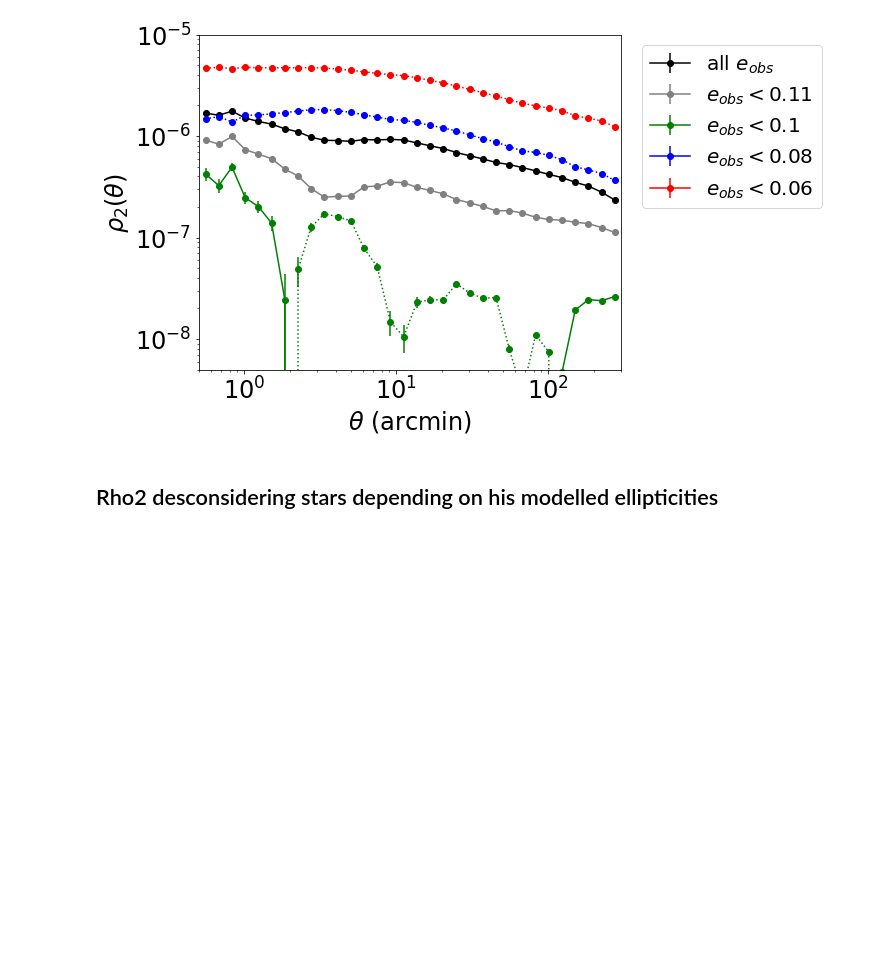
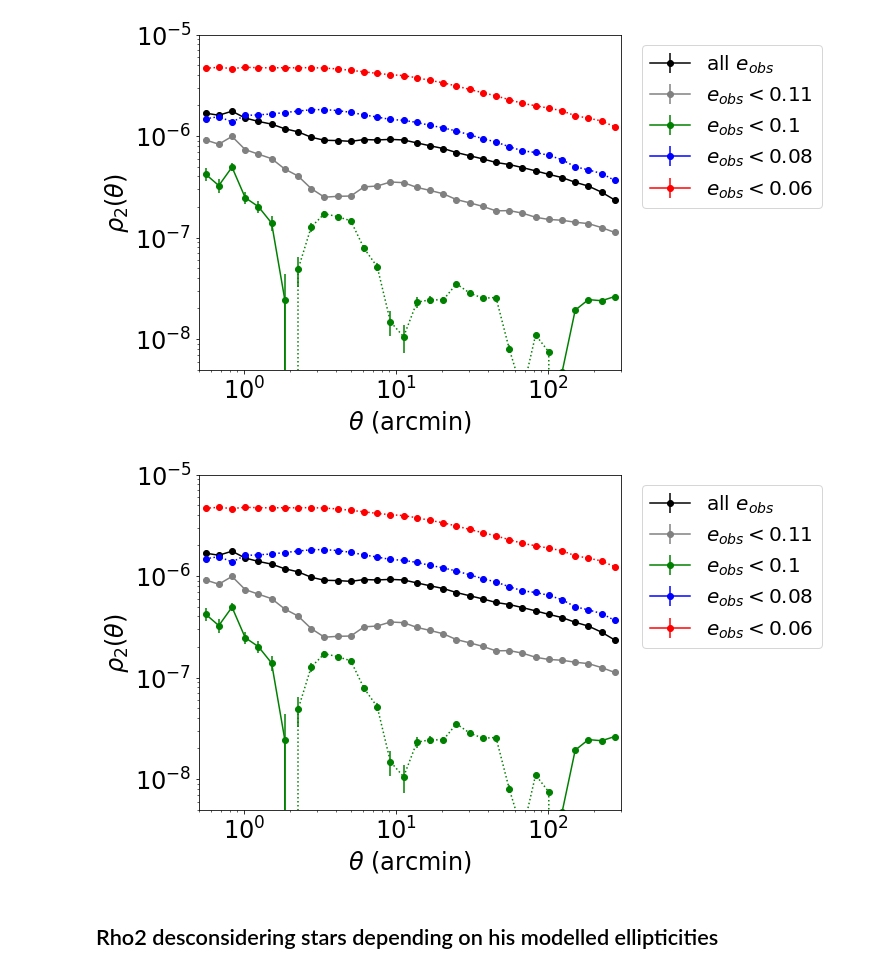
Before and after one commit to andalenavals/notebooks, a Jupyter notebook: y3a1-v29tests/y3a1-v29TESTS.ipynb, the cells around one changed output. Cells and saved outputs as stored; diff of their text form; code cells hidden in the pictures; blank space fills up the shorter version.

```diff
--- a/y3a1-v29tests/y3a1-v29TESTS.ipynb
+++ b/y3a1-v29tests/y3a1-v29TESTS.ipynb
@@ -451,6 +462,10 @@ plt.tight_layout()
 #plt.savefig('rho2p_y3a1-v29_neglecting_stars.pdf', dpi=150)
 # %% [output]
 [figure]
+# %%
+display(fig)
+# %% [output]
+[figure, added]
 # %% [markdown]
 ## Rho2 desconsidering stars depending on his modelled ellipticities
 # %%
```
Also changed, not shown: parts of 21 cells of this notebook, 3 other files.
